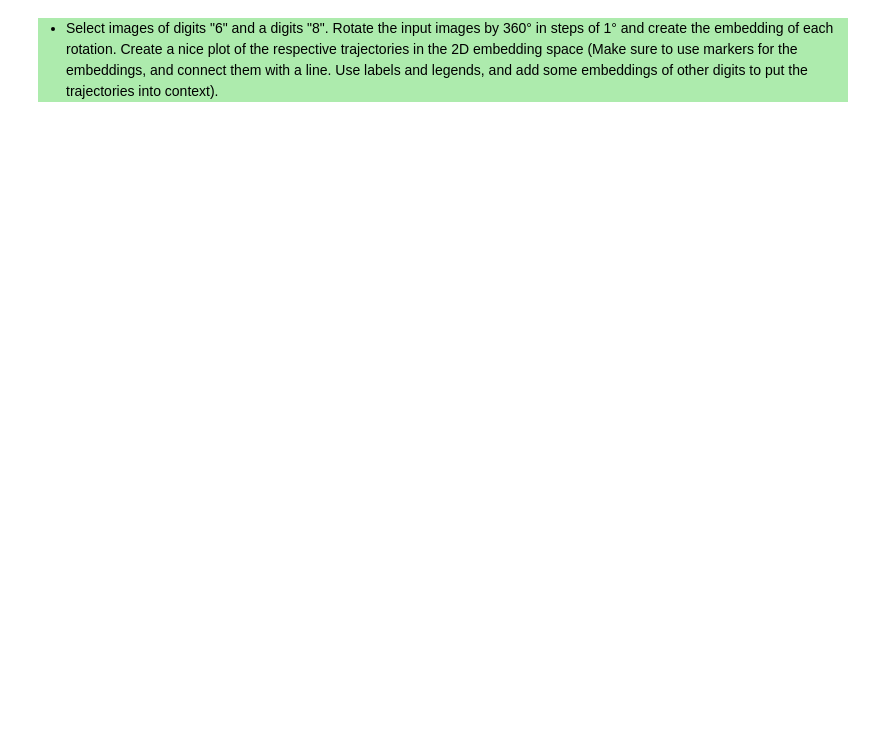
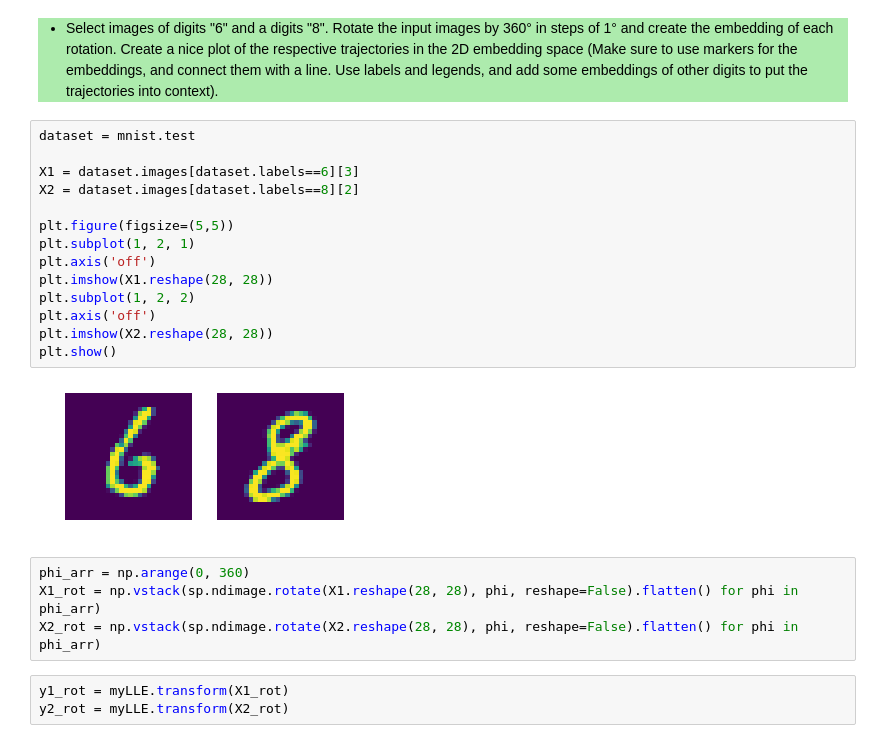
Before and after one commit to tdiggelm/eth-slt-ce-1, a Jupyter notebook: slt-ce-1.ipynb, the cells around one changed output. Cells and saved outputs as stored; diff of their text form; blank space fills up the shorter version.

```diff
--- a/slt-ce-1.ipynb
+++ b/slt-ce-1.ipynb
@@ -510,3 +520,26 @@ Adding an axes using the same arguments as a previous axes currently reuses the
         Create a nice plot of the respective trajectories in the 2D embedding space (Make sure to use markers for the embeddings, and connect them with a line. Use labels and legends, and add some embeddings of other digits to put the trajectories into context).
         </li>
     </ul>
+# %%
+dataset = mnist.test
+
+X1 = dataset.images[dataset.labels==6][3]
+X2 = dataset.images[dataset.labels==8][2]
+
+plt.figure(figsize=(5,5))
+plt.subplot(1, 2, 1)
+plt.axis('off')
+plt.imshow(X1.reshape(28, 28))
+plt.subplot(1, 2, 2)
+plt.axis('off')
+plt.imshow(X2.reshape(28, 28))
+plt.show()
+# %% [output]
+[figure, added]
+# %%
+phi_arr = np.arange(0, 360)
+X1_rot = np.vstack(sp.ndimage.rotate(X1.reshape(28, 28), phi, reshape=False).flatten() for phi in phi_arr)
+X2_rot = np.vstack(sp.ndimage.rotate(X2.reshape(28, 28), phi, reshape=False).flatten() for phi in phi_arr)
+# %%
+y1_rot = myLLE.transform(X1_rot)
+y2_rot = myLLE.transform(X2_rot)
```
Also changed, not shown: parts of 7 cells of this notebook.
